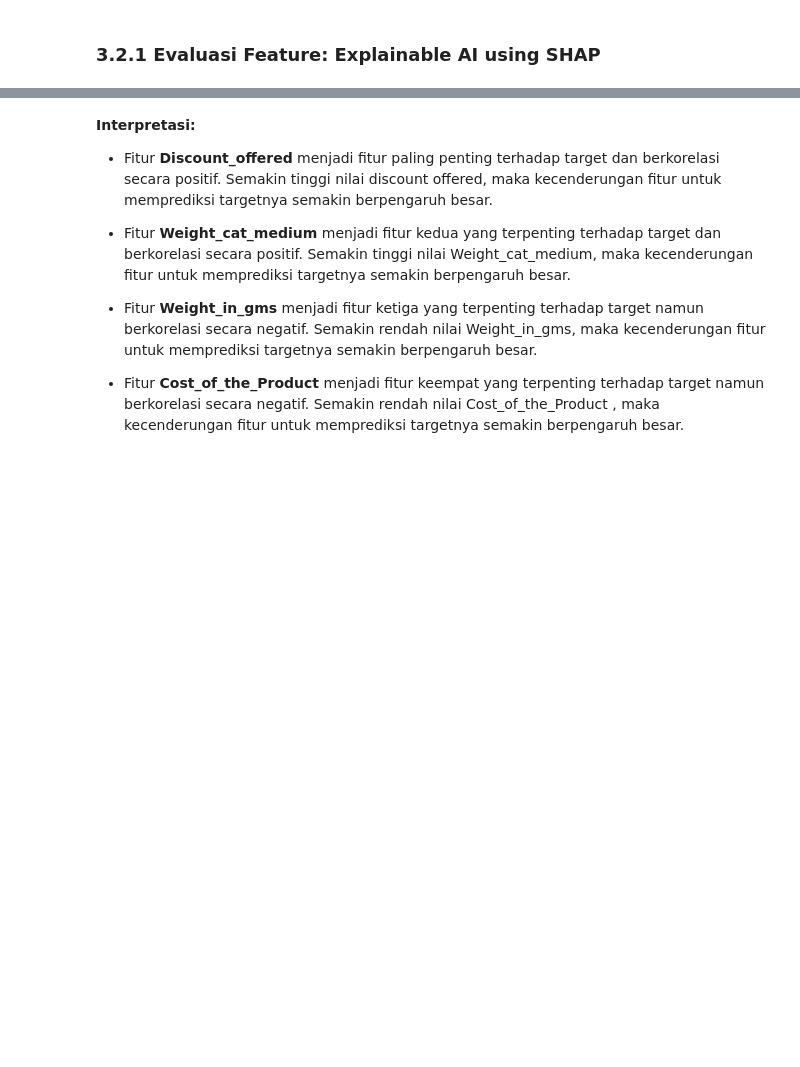
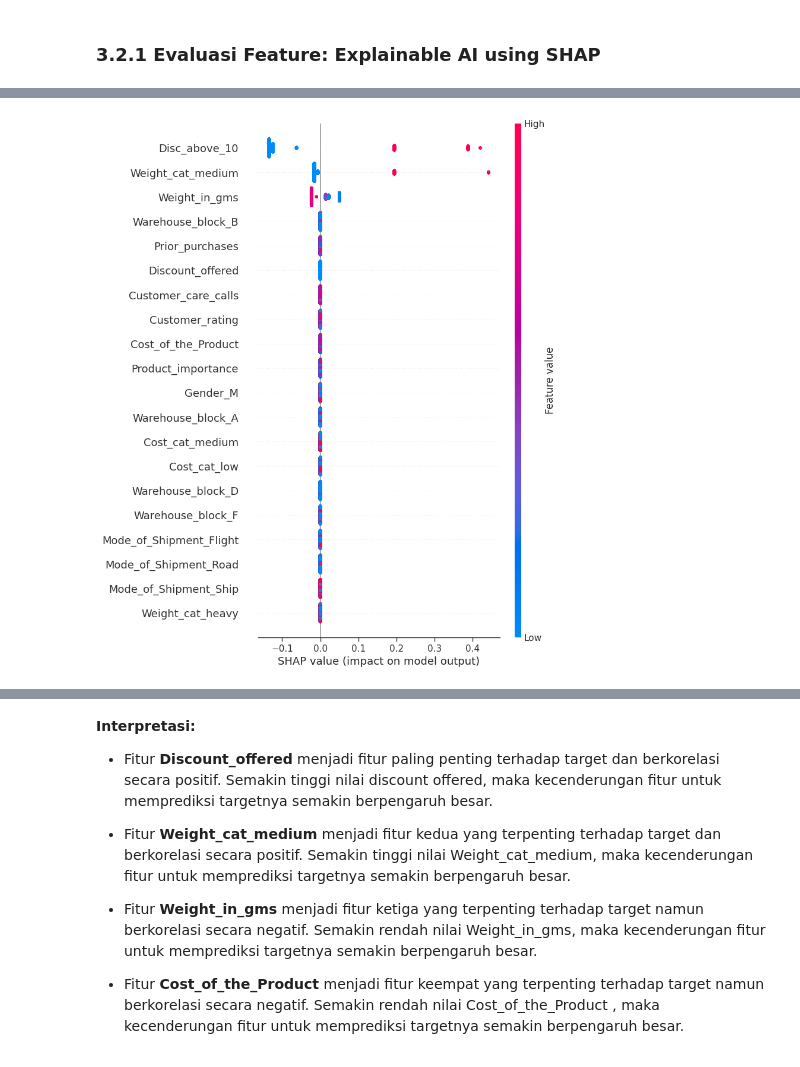
Before and after one commit to uniainiyah/ecommerce-ds, a Jupyter notebook: Final_Project_DS_Rakamin_Batch_31_Kelompok_4_(Cobra).ipynb, the cells around one changed output, grey strips where cells are left out. Saved outputs shown, nothing was run; the diff lists cells and outputs as text; code cells hidden in the pictures; blank space fills up the shorter version.

```diff
--- a/Final_Project_DS_Rakamin_Batch_31_Kelompok_4_(Cobra).ipynb
+++ b/Final_Project_DS_Rakamin_Batch_31_Kelompok_4_(Cobra).ipynb
@@ -1384,21 +1390,21 @@ Best hyperparameters using randomized search: {'classifier__max_features': None,
 # %%
 # masukkan hasil dari best_params_ ke dalam classifier baru
-dt_best_clf = DecisionTreeClassifier(random_state=random_state, max_features=None, max_depth=None, criterion='entropy')
+manual_best_dt_clf = DecisionTreeClassifier(random_state=random_state, min_samples_split=20, min_samples_leaf=18, max_features=None, max_depth=3, criterion='gini')
 
 # buat pipeline
-dt_best_pipe = Pipeline(
+manual_best_dt_pipe = Pipeline(
     steps = [
         ('preprocessor', preprocessor),
-        ('classifier', dt_best_clf)
+        ('classifier', manual_best_dt_clf)
     ]
 )
 
 # fit pipeline dengan data train
-dt_best_pipe.fit(x_train_outlier_removed, y_train_outlier_removed)
+manual_best_dt_pipe.fit(x_train_outlier_removed, y_train_outlier_removed)
 
 # evaluate model
-y_train_pred = dt_best_pipe.predict(x_train)
-y_pred = dt_best_pipe.predict(x_test)
+y_train_pred = manual_best_dt_pipe.predict(x_train)
+y_pred = manual_best_dt_pipe.predict(x_test)
 
 # main model evaluation: precision
 print('Recall score data TRAIN :', round(recall_score(y_train, y_train_pred)*100, 3), '%')
@@ -1478,20 +1462,22 @@ rs_best_pipe
 # %%
 name_1 = ['Disc_above_10']
-name_2 = preprocessor.transformers_[1][1].get_feature_names_out()
 name_3 = ['Discount_offered']
+name_2 = preprocessor.transformers_[2][1].get_feature_names_out()
 name_4 = preprocessor.transformers_[3][1].get_feature_names_out()
 name_5 = preprocessor.transformers_[4][1].get_feature_names_out()
 name_6 = preprocessor.transformers_[5][1].get_feature_names_out()
 
 all_feat_name = np.concatenate([name_1, name_2, name_3, name_4, name_5, name_6])
 # %%
-x_test_baru = rs_best_pipe.named_steps['preprocessor'].transform(x_test)
+x_test_baru = manual_best_dt_pipe.named_steps['preprocessor'].transform(x_test)
 x_test_fix = pd.DataFrame(x_test_baru, columns=all_feat_name)
 # %%
-explainer = shap.TreeExplainer(rs_best_pipe.named_steps['classifier'])
+explainer = shap.TreeExplainer(manual_best_dt_pipe.named_steps['classifier'])
 
 shap_values = explainer.shap_values(x_test_fix)
 shap.summary_plot(shap_values[1], x_test_fix) # Summary shap value terhadap label positive
+# %% [output]
+[figure, added]
 # %%
 shap.initjs()
 shap.force_plot(explainer.expected_value[1], shap_values[1][0], x_test_fix.iloc[0,:]) # buat yang negatif
```
Also changed, not shown: parts of 30 cells of this notebook.
